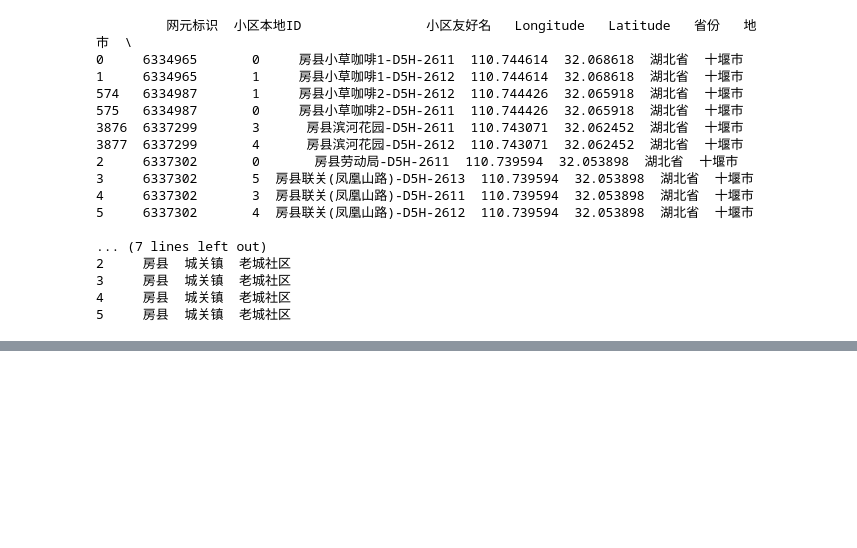
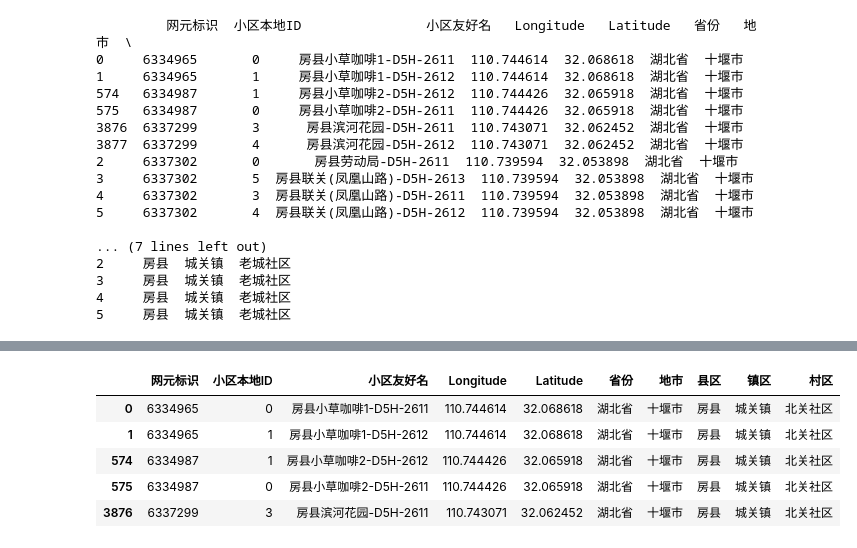
Before and after one commit to AIsuperOne/SuperMo1, a Jupyter notebook: AutokeyInformationTable.ipynb, the cells around one changed output, grey strips where cells are left out. Saved outputs shown, nothing was run; the diff lists cells and outputs as text; code cells hidden in the pictures; blank space fills up the shorter version.

```diff
--- a/AutokeyInformationTable.ipynb
+++ b/AutokeyInformationTable.ipynb
@@ -346,0 +606,17 @@ print(gdf_RAC.head(10))
+# %%
+import pandas as pd
+# 定义保存路径和文件名
+GosDir = r'C:\Users\zhuak\Desktop\Geography'
+file_name = 'gdf_RAC.xlsx'
+file_path = os.path.join(GosDir, file_name)
+
+# 保存为 Excel 文件
+gdf_RAC.to_excel(file_path, index=False)
+gdf_RAC.head()
+# %% [output]
+|  | 网元标识 | 小区本地ID | 小区友好名 | Longitude | Latitude | 省份 | 地市 | 县区 | 镇区 | 村区 |
+| 0 | 6334965 | 0 | 房县小草咖啡1-D5H-2611 | 110.744614 | 32.068618 | 湖北省 | 十堰市 | 房县 | 城关镇 | 北关社区 |
+| 1 | 6334965 | 1 | 房县小草咖啡1-D5H-2612 | 110.744614 | 32.068618 | 湖北省 | 十堰市 | 房县 | 城关镇 | 北关社区 |
+| 574 | 6334987 | 1 | 房县小草咖啡2-D5H-2612 | 110.744426 | 32.065918 | 湖北省 | 十堰市 | 房县 | 城关镇 | 北关社区 |
+| 575 | 6334987 | 0 | 房县小草咖啡2-D5H-2611 | 110.744426 | 32.065918 | 湖北省 | 十堰市 | 房县 | 城关镇 | 北关社区 |
+| 3876 | 6337299 | 3 | 房县滨河花园-D5H-2611 | 110.743071 | 32.062452 | 湖北省 | 十堰市 | 房县 | 城关镇 | 北关社区 |
```
Also changed, not shown: parts of 5 cells of this notebook.
